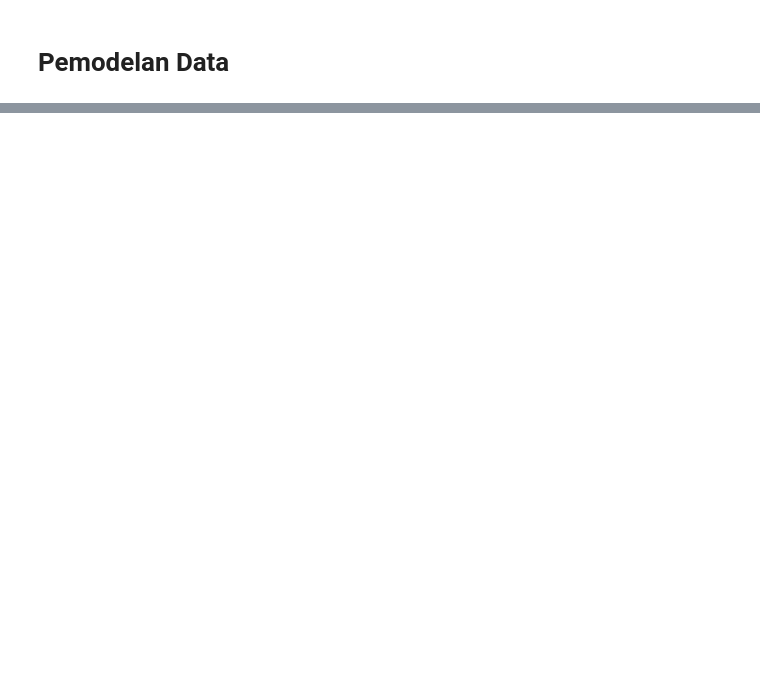
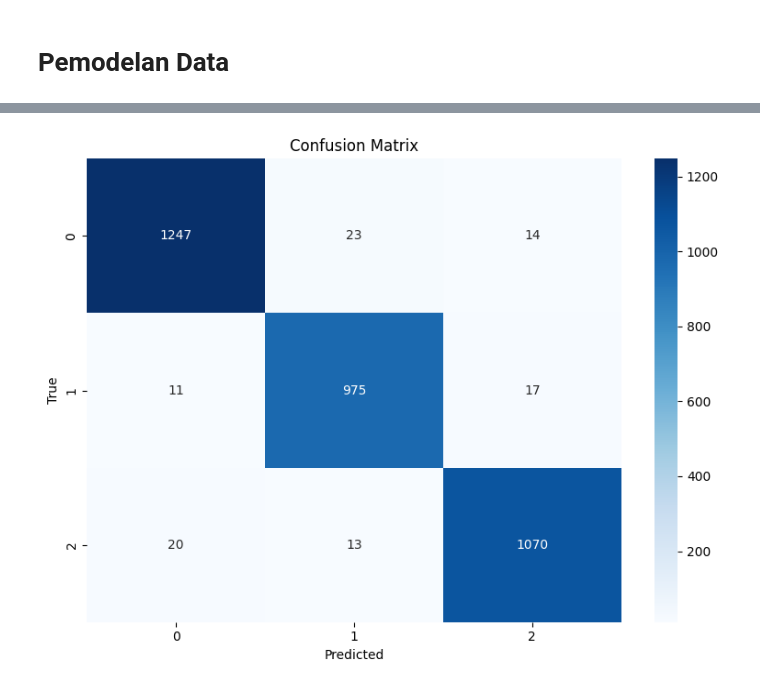
Before and after one commit to Razark-Y/KDS, a Jupyter notebook: src/Prediction/main.ipynb, the cells around one changed output, grey strips where cells are left out. Saved outputs shown, nothing was run; the diff lists cells and outputs as text; code cells hidden in the pictures; blank space fills up the shorter version.

```diff
--- a/src/Prediction/main.ipynb
+++ b/src/Prediction/main.ipynb
@@ -140,3 +140,12 @@ dtypes: int64(4), object(9)
 memory usage: 1.4+ MB
 # %% [markdown]
 # Pipeline Pendukung
+# %%
+class NRemover(BaseEstimator, TransformerMixin):
+    def fit(self, X, y=None):
+        return self
+    def transform(self, X):
+        X = X.copy()
+        X['FASTA'] = X['FASTA'].str.upper().str.replace('N', '', regex=False)
+        X['length'] = X['FASTA'].str.len()
+        return X
@@ -227,0 +316,20 @@ weighted avg       0.93      0.93      0.93      3390
+# %%
+from sklearn.metrics import confusion_matrix
+import seaborn as sns
+import matplotlib.pyplot as plt
+
+# Create confusion matrix
+cm = confusion_matrix(y_val, y_pred)
+
+# Plot using seaborn
+plt.figure(figsize=(8, 6))
+sns.heatmap(cm, annot=True, fmt='d', cmap='Blues',
+            xticklabels=target_names,
+            yticklabels=target_names)
+plt.xlabel('Predicted')
+plt.ylabel('True')
+plt.title('Confusion Matrix')
+plt.tight_layout()
+plt.show()
+# %% [output]
+[figure, added]
```
Also changed, not shown: parts of 11 cells of this notebook.
